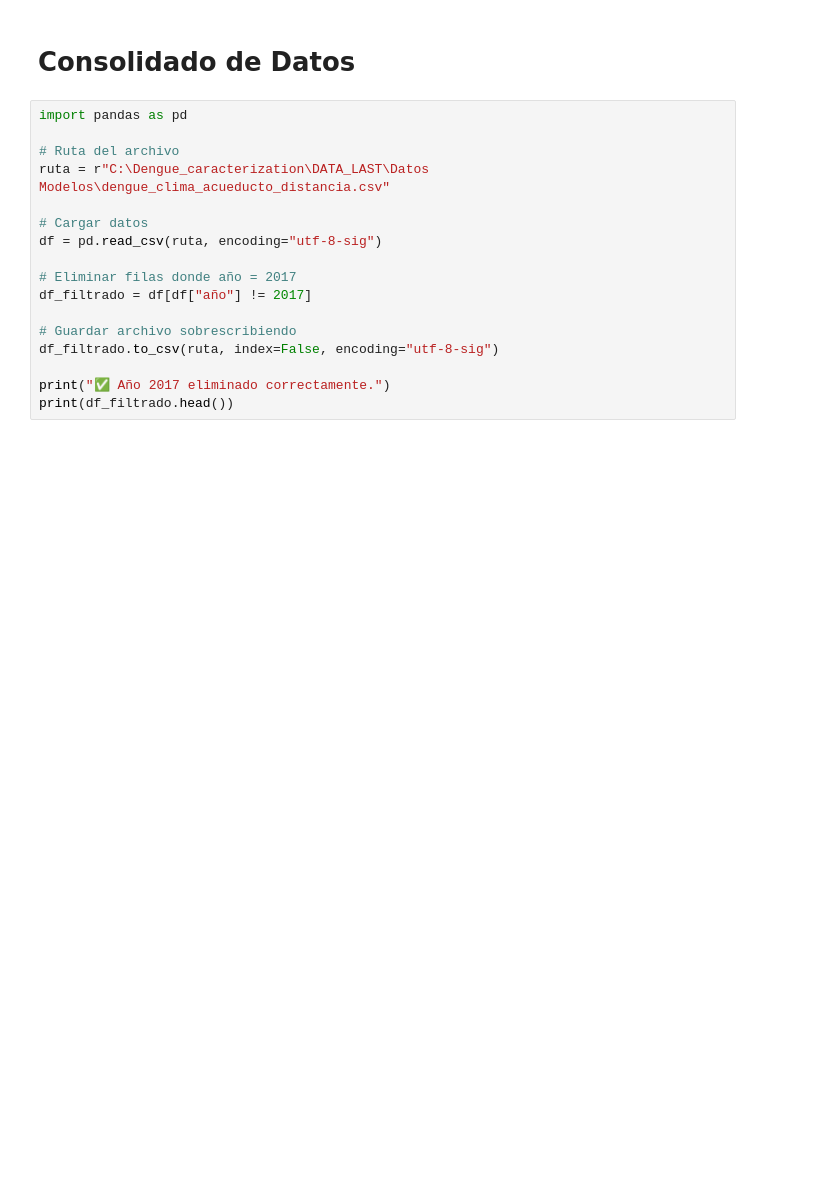
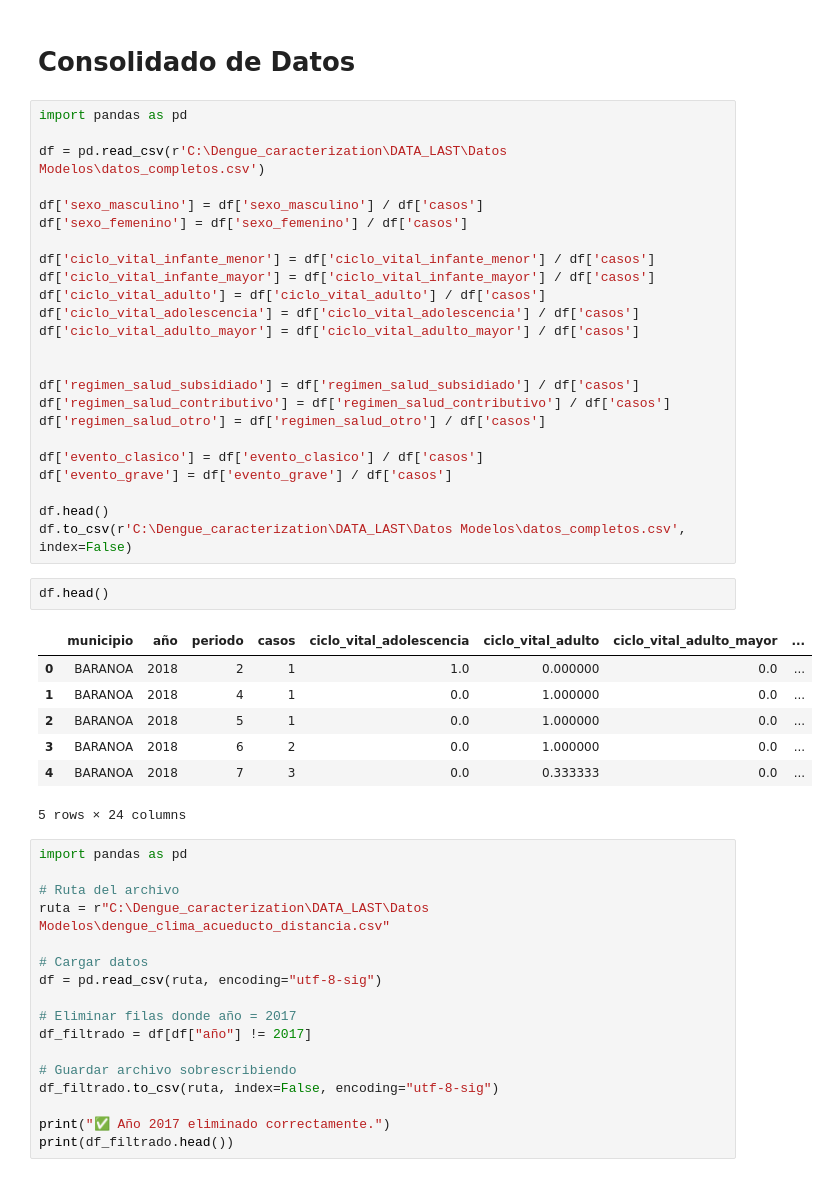
Before and after one commit to Darally06/Dengue_caracterization, a Jupyter notebook: UN-SCRIPTS/archivosnc.ipynb, the cells around one changed output. Saved outputs shown, nothing was run; the diff lists cells and outputs as text; blank space fills up the shorter version.

```diff
--- a/UN-SCRIPTS/archivosnc.ipynb
+++ b/UN-SCRIPTS/archivosnc.ipynb
@@ -103,6 +103,40 @@ plt.show()
 [figure]
 # %% [markdown]
 # Consolidado de Datos
+# %%
+import pandas as pd
+
+df = pd.read_csv(r'C:\Dengue_caracterization\DATA_LAST\Datos Modelos\datos_completos.csv')
+
+df['sexo_masculino'] = df['sexo_masculino'] / df['casos']
+df['sexo_femenino'] = df['sexo_femenino'] / df['casos']
+
+df['ciclo_vital_infante_menor'] = df['ciclo_vital_infante_menor'] / df['casos']
+df['ciclo_vital_infante_mayor'] = df['ciclo_vital_infante_mayor'] / df['casos']
+df['ciclo_vital_adulto'] = df['ciclo_vital_adulto'] / df['casos']
+df['ciclo_vital_adolescencia'] = df['ciclo_vital_adolescencia'] / df['casos']
+df['ciclo_vital_adulto_mayor'] = df['ciclo_vital_adulto_mayor'] / df['casos']
+
+
+df['regimen_salud_subsidiado'] = df['regimen_salud_subsidiado'] / df['casos']
+df['regimen_salud_contributivo'] = df['regimen_salud_contributivo'] / df['casos']
+df['regimen_salud_otro'] = df['regimen_salud_otro'] / df['casos']
+
+df['evento_clasico'] = df['evento_clasico'] / df['casos']
+df['evento_grave'] = df['evento_grave'] / df['casos']
+
+df.head()
+df.to_csv(r'C:\Dengue_caracterization\DATA_LAST\Datos Modelos\datos_completos.csv', index=False)
+# %%
+df.head()
+# %% [output]
+|  | municipio | año | periodo | casos | ciclo_vital_adolescencia | ciclo_vital_adulto | ciclo_vital_adulto_mayor | ... |
+| 0 | BARANOA | 2018 | 2 | 1 | 1.0 | 0.000000 | 0.0 | ... |
+| 1 | BARANOA | 2018 | 4 | 1 | 0.0 | 1.000000 | 0.0 | ... |
+| 2 | BARANOA | 2018 | 5 | 1 | 0.0 | 1.000000 | 0.0 | ... |
+| 3 | BARANOA | 2018 | 6 | 2 | 0.0 | 1.000000 | 0.0 | ... |
+| 4 | BARANOA | 2018 | 7 | 3 | 0.0 | 0.333333 | 0.0 | ... |
+5 rows × 24 columns
 # %%
 import pandas as pd
 
```
Also changed, not shown: 3 other files.
